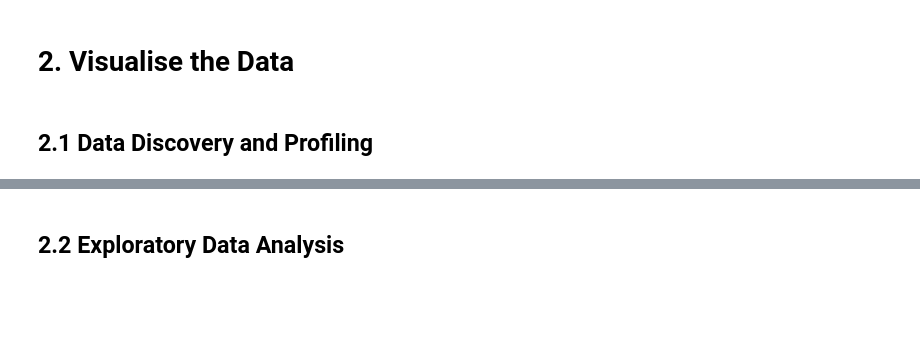
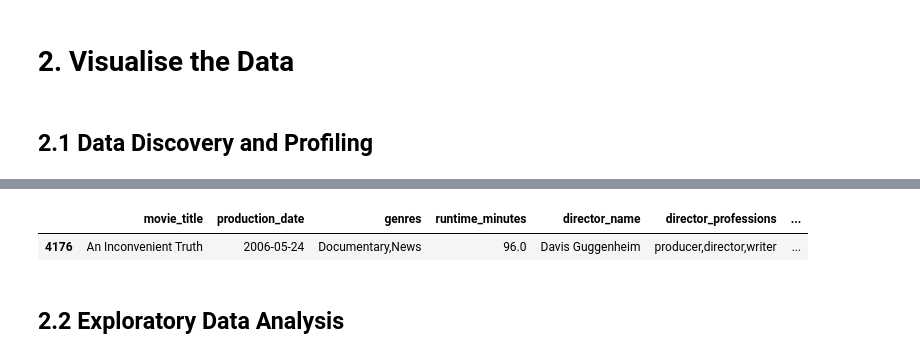
Before and after one commit to sofiaamihan/box-office-analyser, a Jupyter notebook: visuals.ipynb, the cells around one changed output, grey strips where cells are left out. Cells and saved outputs as stored; diff of their text form; code cells hidden in the pictures; blank space fills up the shorter version.

```diff
--- a/visuals.ipynb
+++ b/visuals.ipynb
@@ -599,3 +233,10 @@ display(df[df['worldwide_gross'] == df['worldwide_gross'].max()])
+# %%
+# Display Genre Outlier
+news_row = df[df['genres'].str.contains('News', na=False)]
+display(news_row)
+# %% [output]
+|  | movie_title | production_date | genres | runtime_minutes | director_name | director_professions | ... |
+| 4176 | An Inconvenient Truth | 2006-05-24 | Documentary,News | 96.0 | Davis Guggenheim | producer,director,writer | ... |
 # %% [markdown]
 ## 2.2 Exploratory Data Analysis
 # %%
```
Also changed, not shown: parts of 57 cells of this notebook, 13 other files.
